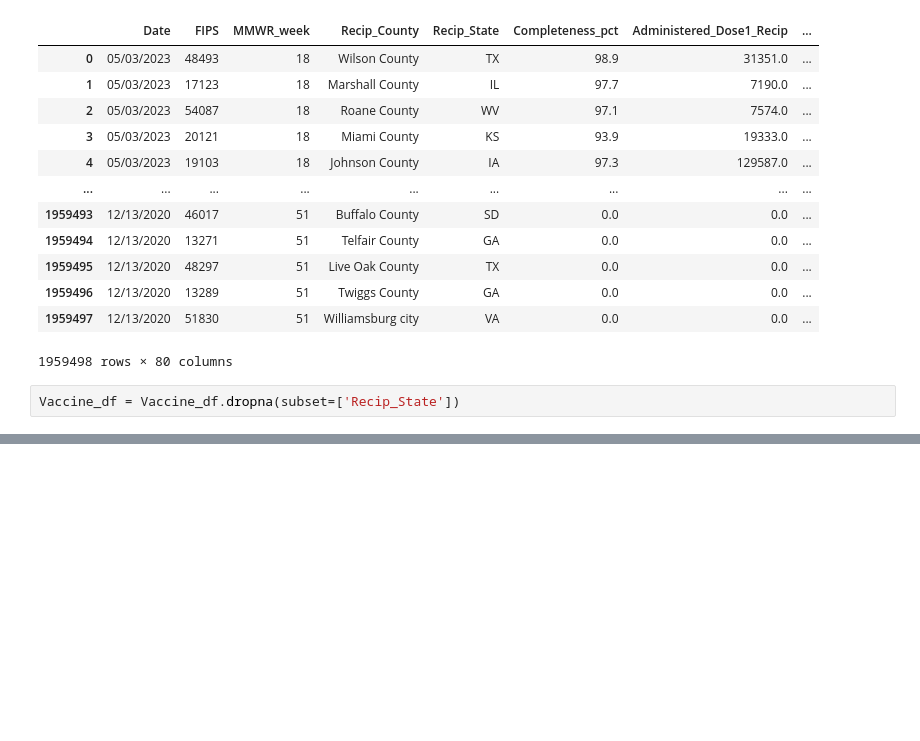
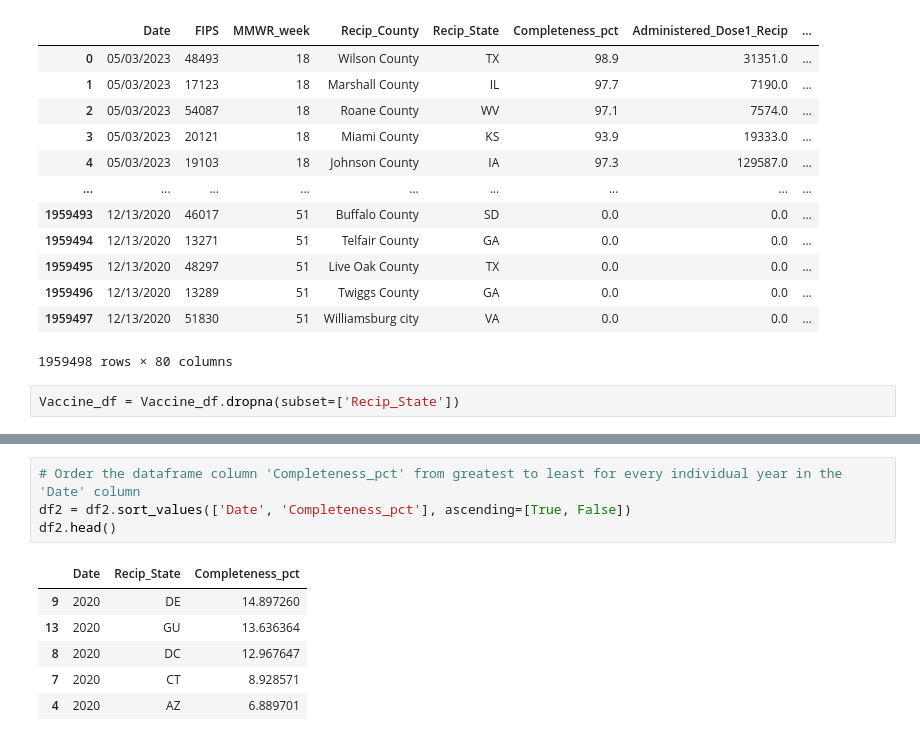
Before and after one commit to deku1261/HealthCare_Project1, a Jupyter notebook: Robert.ipynb, the cells around one changed output, grey strips where cells are left out. Drawn from its saved outputs; the diff is of its cells as text; blank space fills up the shorter version.

```diff
--- a/Robert.ipynb
+++ b/Robert.ipynb
@@ -68,0 +64,11 @@ plt.show()
+# %%
+# Order the dataframe column 'Completeness_pct' from greatest to least for every individual year in the 'Date' column
+df2 = df2.sort_values(['Date', 'Completeness_pct'], ascending=[True, False])
+df2.head()
+# %% [output]
+|  | Date | Recip_State | Completeness_pct |
+| 9 | 2020 | DE | 14.897260 |
+| 13 | 2020 | GU | 13.636364 |
+| 8 | 2020 | DC | 12.967647 |
+| 7 | 2020 | CT | 8.928571 |
+| 4 | 2020 | AZ | 6.889701 |
```
Also changed, not shown: parts of 10 cells of this notebook.
